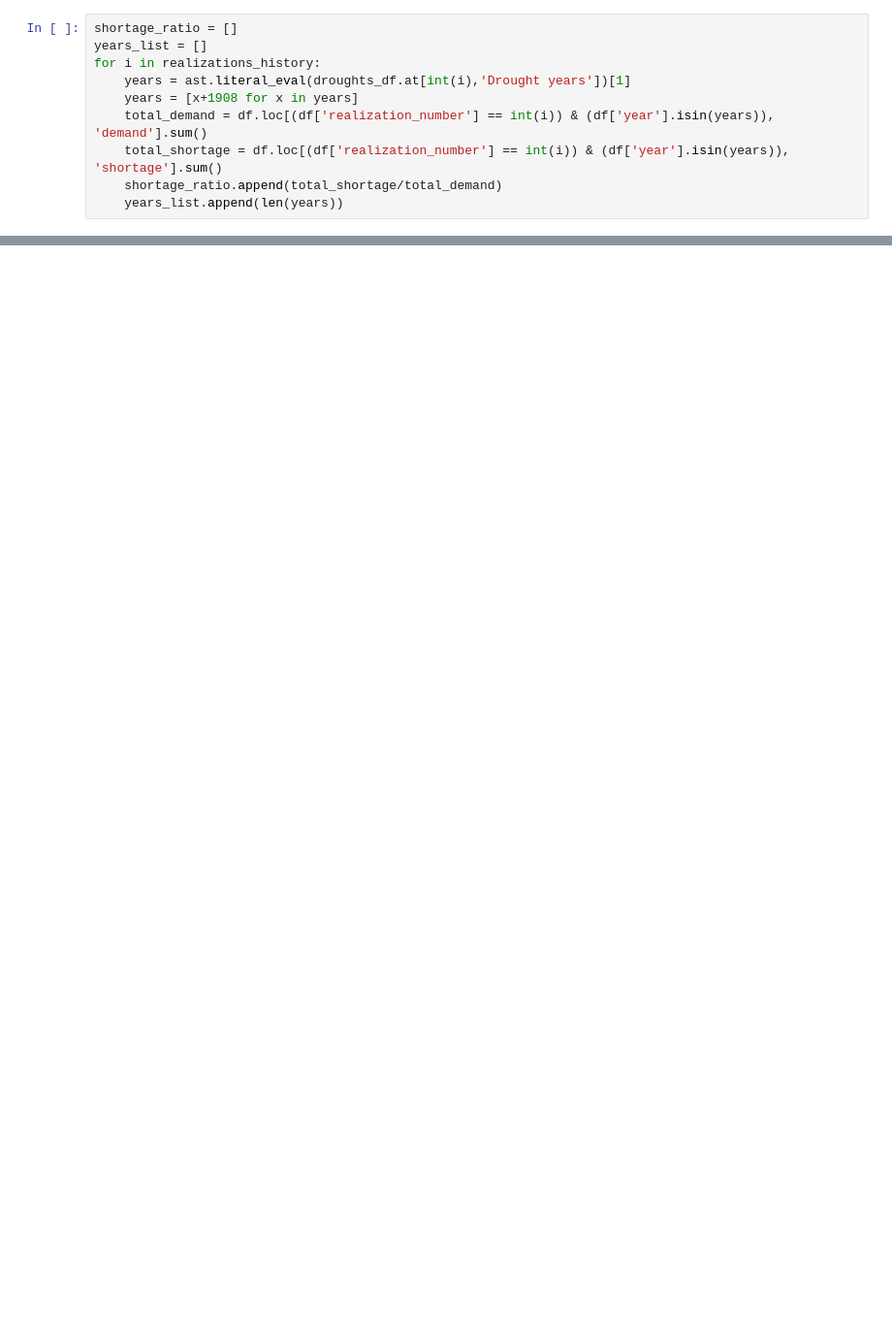
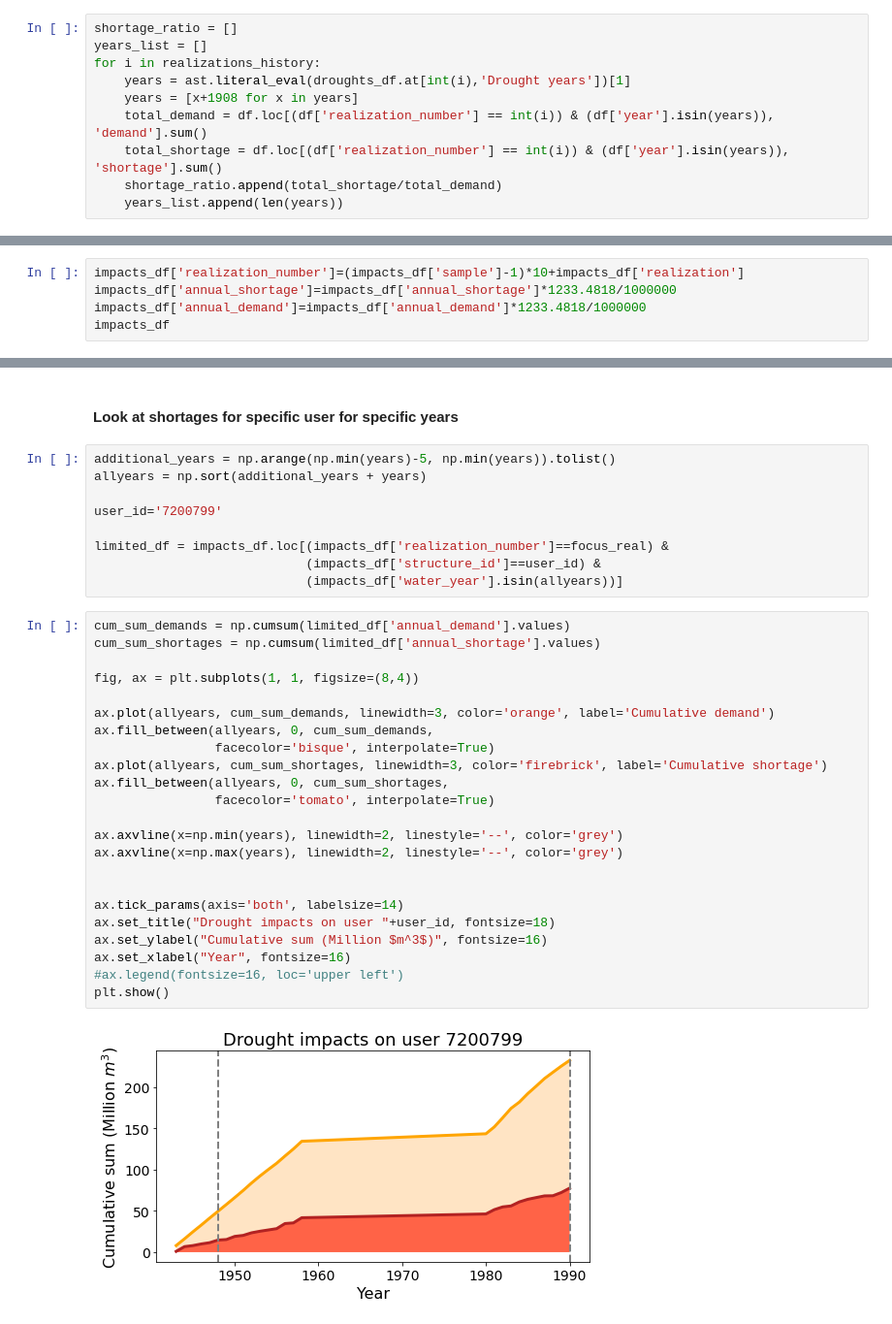
Before and after one commit to antonia-had/drought_classification, a Jupyter notebook: drought_impacts.ipynb, the cells around one changed output, grey strips where cells are left out. Shown at 97% size. Cells and saved outputs as stored; diff of their text form; blank space fills up the shorter version.

```diff
--- a/drought_impacts.ipynb
+++ b/drought_impacts.ipynb
@@ -77,0 +354,5 @@ plt.show()
+# %%
+impacts_df['realization_number']=(impacts_df['sample']-1)*10+impacts_df['realization']
+impacts_df['annual_shortage']=impacts_df['annual_shortage']*1233.4818/1000000
+impacts_df['annual_demand']=impacts_df['annual_demand']*1233.4818/1000000
+impacts_df
@@ -77,0 +373,36 @@ plt.show()
+# %% [markdown]
+#### Look at shortages for specific user for specific years
+# %%
+additional_years = np.arange(np.min(years)-5, np.min(years)).tolist()
+allyears = np.sort(additional_years + years)
+
+user_id='7200799'
+
+limited_df = impacts_df.loc[(impacts_df['realization_number']==focus_real) &
+                            (impacts_df['structure_id']==user_id) &
+                            (impacts_df['water_year'].isin(allyears))]
+# %%
+cum_sum_demands = np.cumsum(limited_df['annual_demand'].values)
+cum_sum_shortages = np.cumsum(limited_df['annual_shortage'].values)
+
+fig, ax = plt.subplots(1, 1, figsize=(8,4))
+
+ax.plot(allyears, cum_sum_demands, linewidth=3, color='orange', label='Cumulative demand')
+ax.fill_between(allyears, 0, cum_sum_demands,
+                facecolor='bisque', interpolate=True)
+ax.plot(allyears, cum_sum_shortages, linewidth=3, color='firebrick', label='Cumulative shortage')
+ax.fill_between(allyears, 0, cum_sum_shortages,
+                facecolor='tomato', interpolate=True)
+
+ax.axvline(x=np.min(years), linewidth=2, linestyle='--', color='grey')
+ax.axvline(x=np.max(years), linewidth=2, linestyle='--', color='grey')
+
+
+ax.tick_params(axis='both', labelsize=14)
+ax.set_title("Drought impacts on user "+user_id, fontsize=18)
+ax.set_ylabel("Cumulative sum (Million $m^3$)", fontsize=16)
+ax.set_xlabel("Year", fontsize=16)
+#ax.legend(fontsize=16, loc='upper left')
+plt.show()
+# %% [output]
+[figure, added]
```
Also changed, not shown: parts of 34 cells of this notebook, 16 other files.
